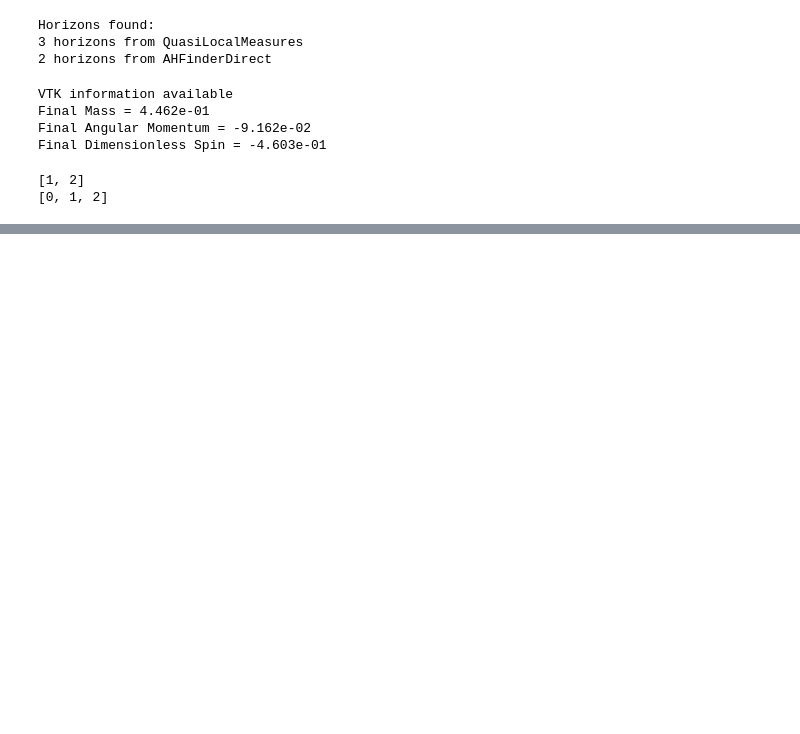
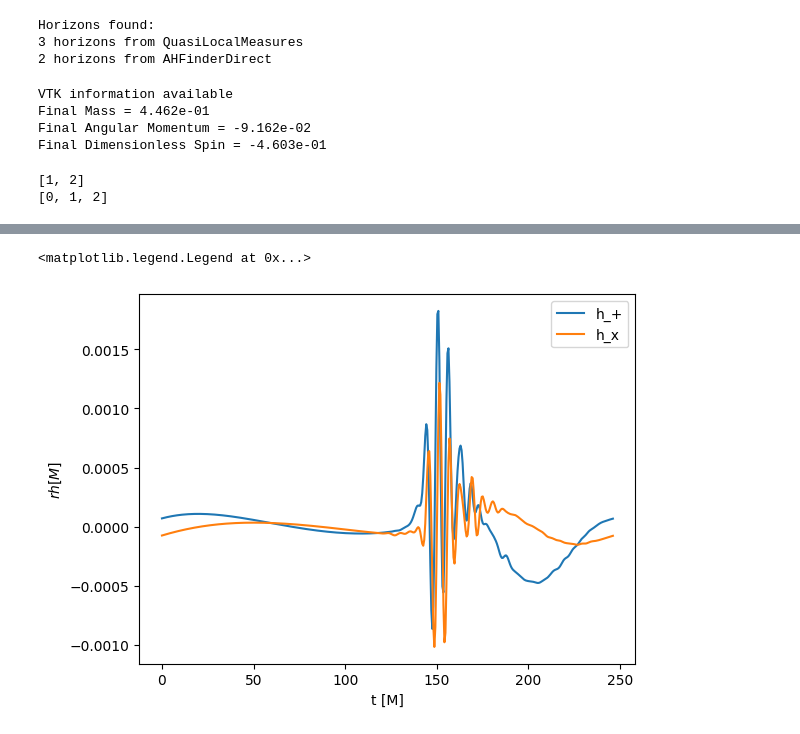
Before and after one commit to TomHM2099/Colision-frontal-y-en-orbita-de-agujeros-negros-, a Jupyter notebook: GW150914.ipynb, the cells around one changed output, grey strips where cells are left out. Cells and saved outputs as stored; diff of their text form; code cells hidden in the pictures; blank space fills up the shorter version.

```diff
--- a/GW150914.ipynb
+++ b/GW150914.ipynb
@@ -119,0 +143,2 @@ Final Dimensionless Spin = nan
+# %%
+psi4 = gws_bbh[136.0]
@@ -119,0 +170,18 @@ Final Dimensionless Spin = nan
+# %%
+strain_22 = psi4.get_strain_lm(8, # l
+                               8, # m
+                               120, # pcut
+                               0.1, # parameter of the window
+                               window_function='tukey'
+                               )
+rhp = strain_22.real()
+rhc = -strain_22.imag()
+
+plt.xlabel("t [M]")
+plt.ylabel("$rh [M]$")
+plt.plot(rhp, label="h_+")
+plt.plot(rhc, label="h_x")
+plt.legend()
+# %% [output]
+<matplotlib.legend.Legend at 0x...>
+[figure, added]
```
Also changed, not shown: parts of 13 cells of this notebook.
